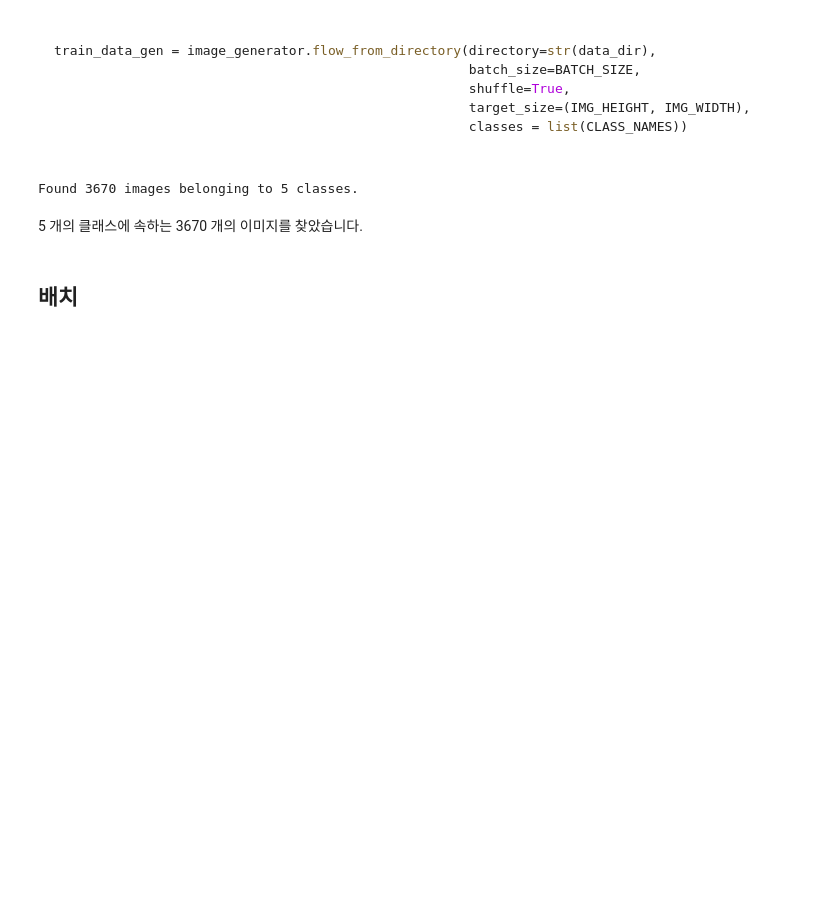
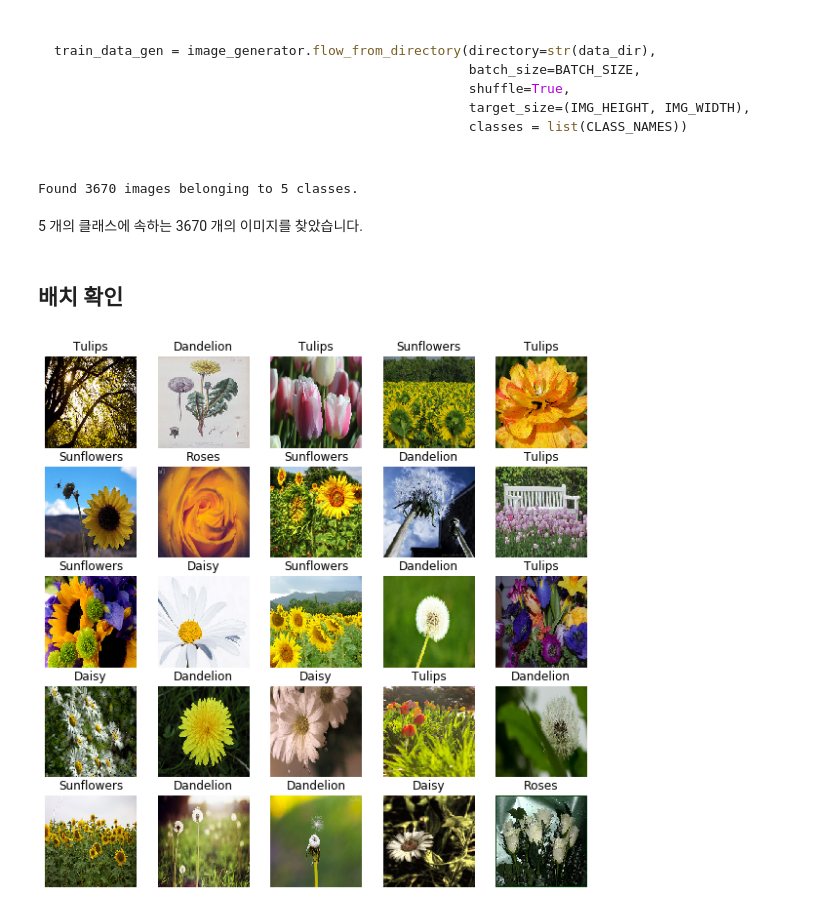
Before and after one commit to Jerrykim91/PortfolioPage, a Jupyter notebook: 데이터 사전처리 (이미지).ipynb, the cells around one changed output. Cells and saved outputs as stored; diff of their text form; code cells hidden in the pictures; blank space fills up the shorter version.

```diff
--- a/데이터 사전처리 (이미지).ipynb
+++ b/데이터 사전처리 (이미지).ipynb
@@ -128,4 +125,20 @@ Found 3670 images belonging to 5 classes.
 # %% [markdown]
 5 개의 클래스에 속하는 3670 개의 이미지를 찾았습니다.
 # %% [markdown]
-## 배치
+## 배치 확인
+# %%
+def show_batch(img_batch,label_batch):
+    #
+    plt.figure(figsize=(10,10))
+
+    for num in range(25):
+        ax = plt.subplot(5, 5, num+1)
+        plt.imshow(img_batch[num])
+        plt.title(class_naems[label_batch[num]==1][0].title())
+        plt.axis('off')
+# %%
+img_batch,label_batch = next(train_data_gen)
+# %%
+show_batch(img_batch,label_batch)
+# %% [output]
+[figure, added]
```
Also changed, not shown: parts of 4 cells of this notebook.
